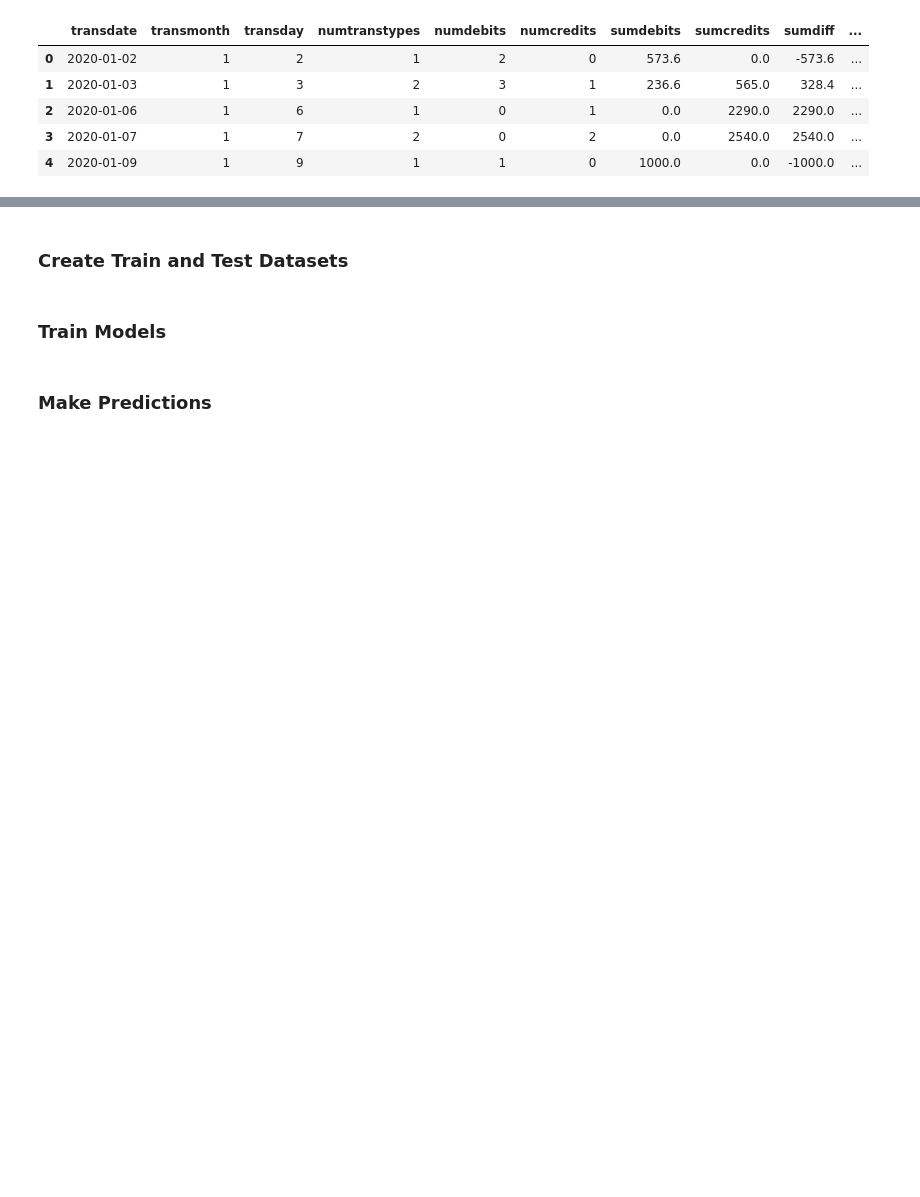
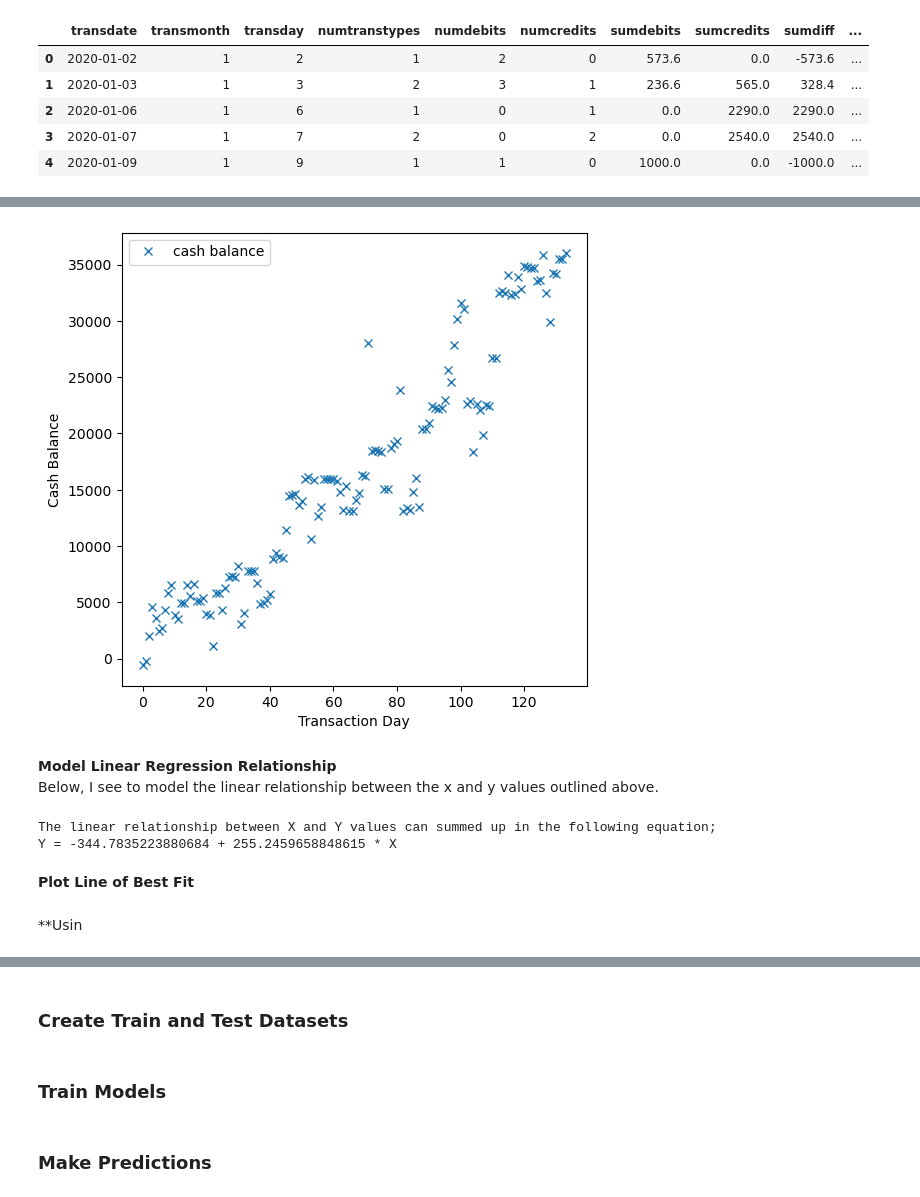
Before and after one commit to KenyattaDaniel/project-score, a Jupyter notebook: SMEsCreditScoringpt2.ipynb, the cells around one changed output, grey strips where cells are left out. Drawn from its saved outputs; the diff is of its cells as text; code cells hidden in the pictures; blank space fills up the shorter version.

Commit message:
Model Cashbalance LinReg Relationship

```diff
--- a/SMEsCreditScoringpt2.ipynb
+++ b/SMEsCreditScoringpt2.ipynb
@@ -120,6 +122,6 @@ sumtrans2.insert(2,"transday",transday)
 <br>Below I added a new feature with shows a accumlating balance of the sumdiff feature
 # %%
-sumbalance = sumtrans2['sumdiff'].cumsum()
+cashbalance = sumtrans2['sumdiff'].cumsum()
 
 # Insert new features into dataset
-sumtrans2.insert(9,"sumbalance",sumbalance)
+sumtrans2.insert(9,"cashbalance",cashbalance)
@@ -140,0 +151,5 @@ sumtrans2.head()
+# %%
+# the dataset index values are selected as the independent x variables
+x = sumtrans2.index.to_numpy()
+# cashbalance figures are selected as the dependent y variables
+y = sumtrans2['cashbalance'].to_numpy()
@@ -140,0 +159,13 @@ sumtrans2.head()
+# %%
+#Plot x and y variables
+plt.figure(figsize=(6,6), dpi=100)
+plt.plot(x, y, 'x', label='cash balance')
+plt.xlabel('Transaction Day')
+plt.ylabel('Cash Balance')
+plt.legend()
+plt.show()
+# %% [output]
+[figure, added]
+# %% [markdown]
+**Model Linear Regression Relationship**
+<br>Below, I see to model the linear relationship between the x and y values outlined above.
@@ -140,0 +174,10 @@ sumtrans2.head()
+# %%
+print("The linear relationship between X and Y values can summed up in the following equation;")
+print("Y", "=", str(a), "+", str(b), "*", "X")
+# %% [output]
+The linear relationship between X and Y values can summed up in the following equation;
+Y = -344.7835223880684 + 255.2459658848615 * X
+# %% [markdown]
+**Plot Line of Best Fit**
+# %% [markdown]
+**Usin
```
Also changed, not shown: parts of 18 cells of this notebook.
